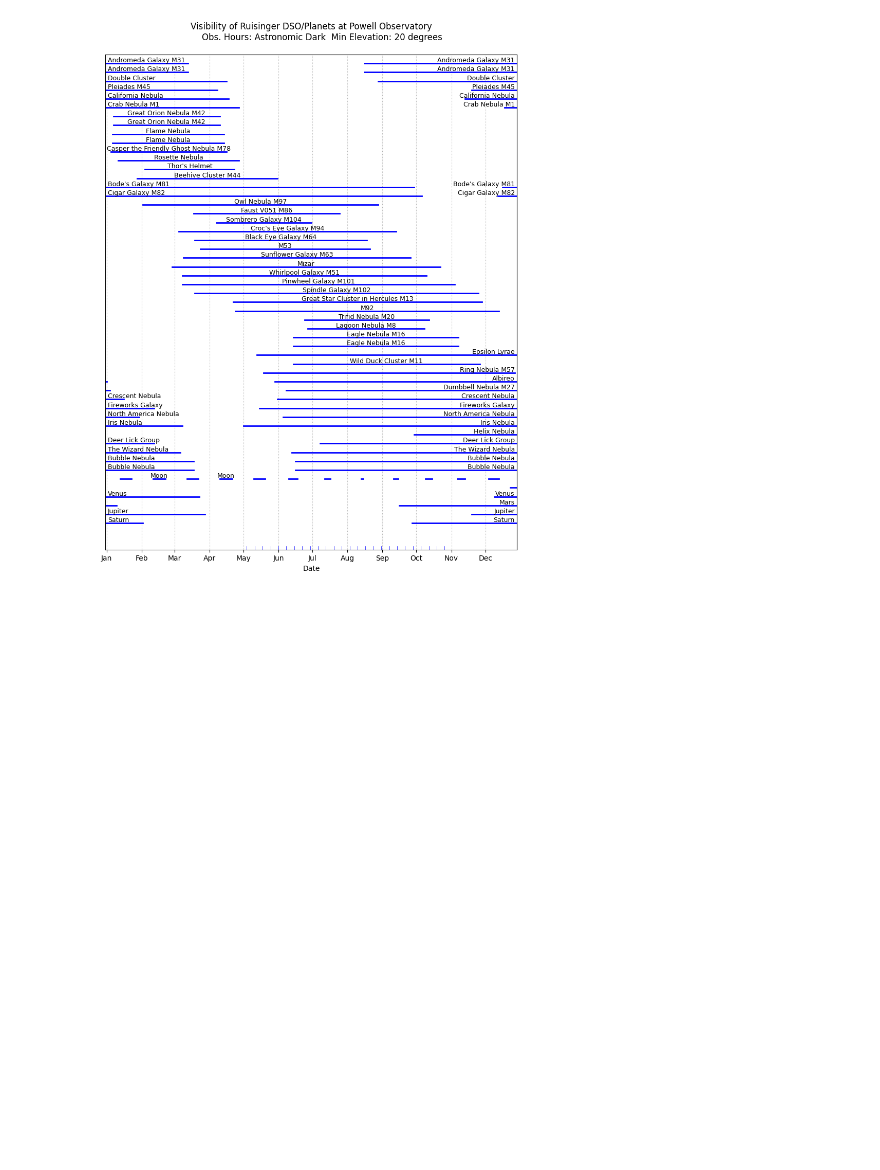
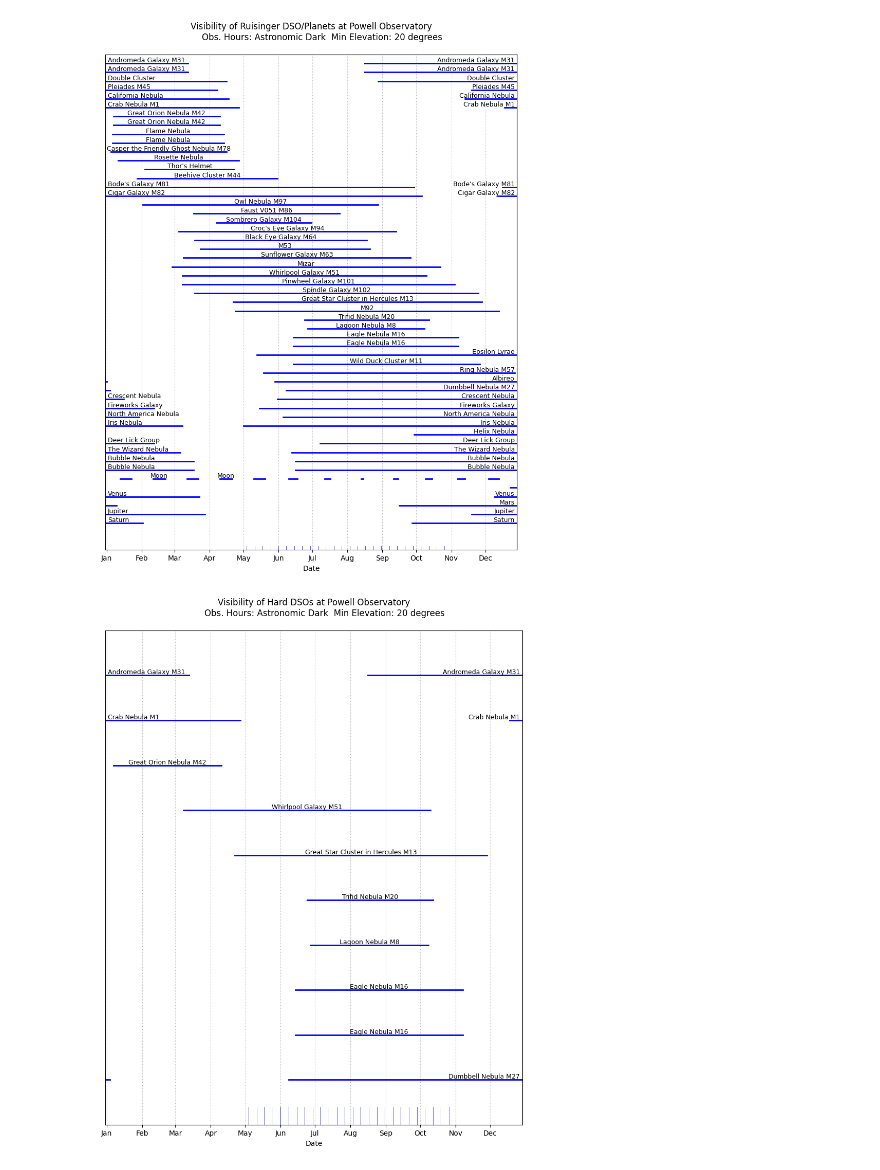
Before and after one commit to dmccallie/astropy-planner, a Jupyter notebook: V2_print_sky_schedules.ipynb, the cells around one changed output. Cells and saved outputs as stored; diff of their text form; code cells hidden in the pictures; blank space fills up the shorter version.

Commit message:
add ability to print multiple pages

```diff
--- a/V2_print_sky_schedules.ipynb
+++ b/V2_print_sky_schedules.ipynb
@@ -160,82 +207,61 @@ def plot_sky_chart(observer, target_names, tg_day_alt, hours, min_ele,
 # define stuff about the observer, the targets, etc
 # define our observatory (Powell Observatory)
 
 powell = Observer(latitude=38.64633*u.deg, longitude=-94.699973*u.deg,
                    elevation=300*u.m, name="Powell Observatory", timezone="US/Central")
 
 local_tzone = pytz.timezone("US/Central")
 utc_tzone = pytz.timezone("UTC")
 
 sample_year = 2024
 
+public_nights = [dt.datetime(2024,5,4), dt.datetime(2024, 5,11), dt.datetime(2024, 5,18),
+                    dt.datetime(2024, 5,25), dt.datetime(2024, 6,1), dt.datetime(2024, 6,8),
+                    dt.datetime(2024, 6,15), dt.datetime(2024, 6,22), dt.datetime(2024, 6,29),
+                    dt.datetime(2024, 7,6), dt.datetime(2024, 7,13), dt.datetime(2024, 7,20),
+                    dt.datetime(2024, 7,27), dt.datetime(2024, 8,3), dt.datetime(2024, 8,10),
+                    dt.datetime(2024, 8,17), dt.datetime(2024, 8,24), dt.datetime(2024, 8,31),
+                    dt.datetime(2024, 9,7), dt.datetime(2024, 9,14), dt.datetime(2024, 9,21),
+                    dt.datetime(2024, 9,28), dt.datetime(2024, 10,5), dt.datetime(2024, 10,12),
+                    dt.datetime(2024, 10,19), dt.datetime(2024, 10,26)]
+
+# generate the sampling times (Astropy Time objects)
+# one sample per day of year, taken after sundown (see horizon note)
+# -18 gives astronomical dark
+# this is actually pretty slow ~ 8 seconds for 365 days
+
+times = setup_onset_dark_times(dt.datetime(sample_year, 1, 1), powell, -18)
+
+# define some targets
 ruisinger_dsos = ['M 1', 'M 8', 'M 16',  'M 13', 'M 16', 'M 20', 'M 27', 'M 31', 'M 42', 'M 51',
                     'M 53', 'M 57', 'M 63', 'M 64', 'M 78', 'M 81', 'M 82', 'M 86', 'M 92', 'M 94', 'M 101', 'M 102', 'M 104',
                     'NGC 7293', 'NGC 7320', 'NGC 7635', 'NGC 6888', 'NGC 6946', 'NGC 7331',
                     'NGC 2359', 'NGC 2023', 'NGC 2024', 'NGC 7380', 'NGC 7635', 'NGC 7023', 'NGC 4565',
                     'SH2 279', 'Albireo', 'Mizar', 'Epsilon Lyrae'  ]
 
 widefield_dsos = ['M 11', 'M 31', 'M 45', 'M 42', 'NGC 2238', 'NGC 1499', 'IC 1805', 'IC 1396', 'IC 1848', 'M 44', 'M 97',
                   'NGC 884', 'NGC 6995', 'NGC 2024', 'NGC 7000']
 
 ruisinger_dsos += widefield_dsos
 
 planets = ['Moon', 'Mercury', 'Venus', 'Mars', 'Jupiter', 'Saturn', 'Uranus', 'Neptune' ]
 
-public_nights = [dt.datetime(2024,5,4), dt.datetime(2024, 5,11), dt.datetime(2024, 5,18),
-                    dt.datetime(2024, 5,25), dt.datetime(2024, 6,1), dt.datetime(2024, 6,8),
-                    dt.datetime(2024, 6,15), dt.datetime(2024, 6,22), dt.datetime(2024, 6,29),
-                    dt.datetime(2024, 7,6), dt.datetime(2024, 7,13), dt.datetime(2024, 7,20),
-                    dt.datetime(2024, 7,27), dt.datetime(2024, 8,3), dt.datetime(2024, 8,10),
-                    dt.datetime(2024, 8,17), dt.datetime(2024, 8,24), dt.datetime(2024, 8,31),
-                    dt.datetime(2024, 9,7), dt.datetime(2024, 9,14), dt.datetime(2024, 9,21),
-                    dt.datetime(2024, 9,28), dt.datetime(2024, 10,5), dt.datetime(2024, 10,12),
-                    dt.datetime(2024, 10,19), dt.datetime(2024, 10,26)]
-
-
-# load the DSO database
-db_path = 'sky_database.json'
-dso_db = load_dso_db(db_path)
-
-# get the dso target RA/Dec from the db
-dso_targets = get_targets_from_db(dso_db, ruisinger_dsos)
-
-# sort targets in ra order
-dso_targets.sort(key=lambda x: x.ra.hour)
-
-target_names = [t.name for t in dso_targets]
-
-# add in planet names to the end
-target_names.extend(planets)
-
-# generate the sampling times (Astropy Time objects)
-# one sample per day of year, taken after sundown (see horizon note)
-# -18 gives astronomical dark
-# this is actually pretty slow ~ 8 seconds for 365 days
-if len(times) == 0:
-    times = setup_onset_dark_times(dt.datetime(sample_year, 1, 1), powell, -18)
-
-# build dsos and planets into target_day_altitude array
-# each row is a target (dso, then planets), each column is a day of the year (col 0 is Jan 1)
-# each cell has the altitude for that target on that day at the predetermined observation time
-# this will be used to determine which targets are visible on which days
-
-# allocate the np array
-target_count = len(dso_targets) + len(planets)
-time_count = len(times)
-target_day_altitude = np.zeros((target_count, time_count))
-
-# populate the tda array first with dso targets, then with planets
-for i in range(len(dso_targets)):
-    tr_altaz = sample_dso_visibility(dso_targets[i], times, powell)
-    for j in range(len(tr_altaz)):
-        target_day_altitude[i][j] = tr_altaz[j].alt.degree
-for i in range(len(planets)):
-    tr_altaz = sample_planet_visibility(planets[i], times, powell)
-    for j in range(len(tr_altaz)):
-        target_day_altitude[i + len(dso_targets)][j] = tr_altaz[j].alt.degree
+# calculate the altitudes for the targets at the sample times
+target_day_altitude, target_names = calculate_altitudes_for_sample_times(ruisinger_dsos, planets, times, powell, )
 
 min_ele = 20
 plot_sky_chart(powell, target_names, target_day_altitude, "Astronomic Dark", min_ele,
                 "Ruisinger DSO/Planets", public_nights, print_file_path=None)
+
+# second chart
+hard_dsos = ['M 1', 'M 8', 'M 16',  'M 13', 'M 16', 'M 20', 'M 27', 'M 31', 'M 42', 'M 51']
+planets = []
+
+target_day_altitude, target_names = calculate_altitudes_for_sample_times(hard_dsos, planets, times, powell, )
+
+min_ele = 20
+plot_sky_chart(powell, target_names, target_day_altitude, "Astronomic Dark", min_ele,
+                "Hard DSOs", public_nights, print_file_path=None)
 # %% [output]
 [figure]
+[figure, added]
```
Also changed, not shown: parts of 1 cell of this notebook.
